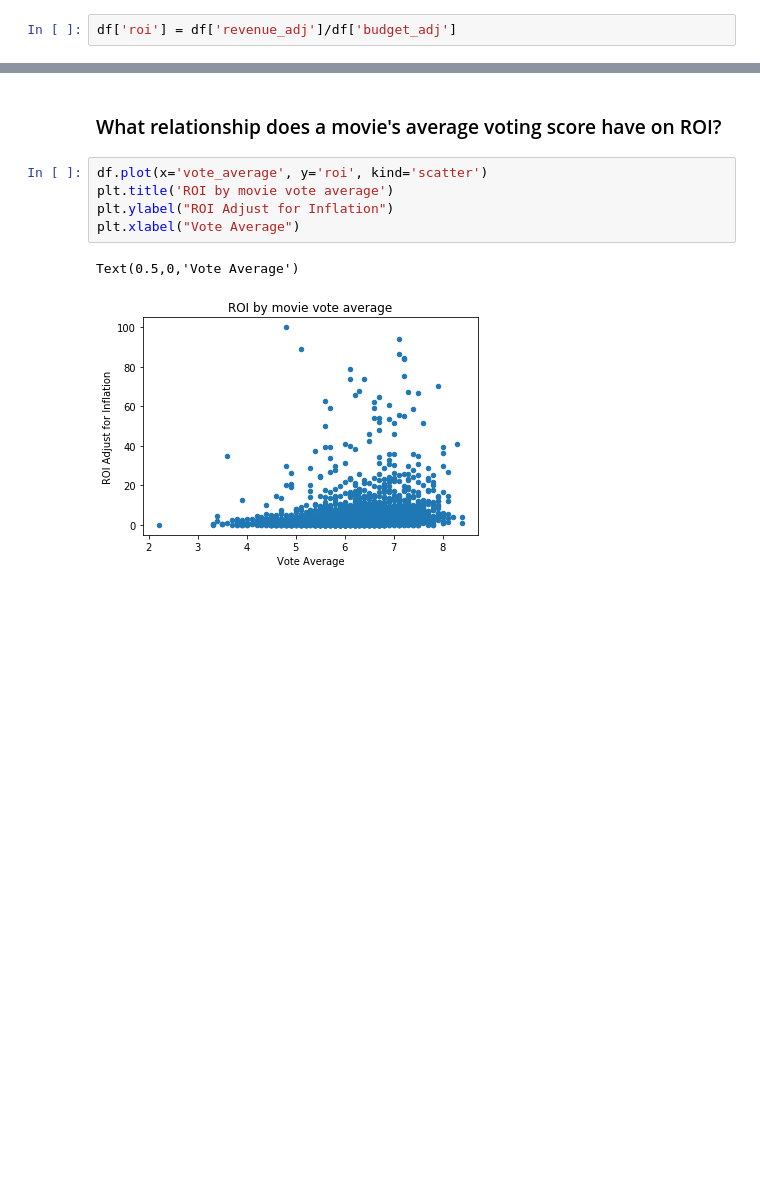
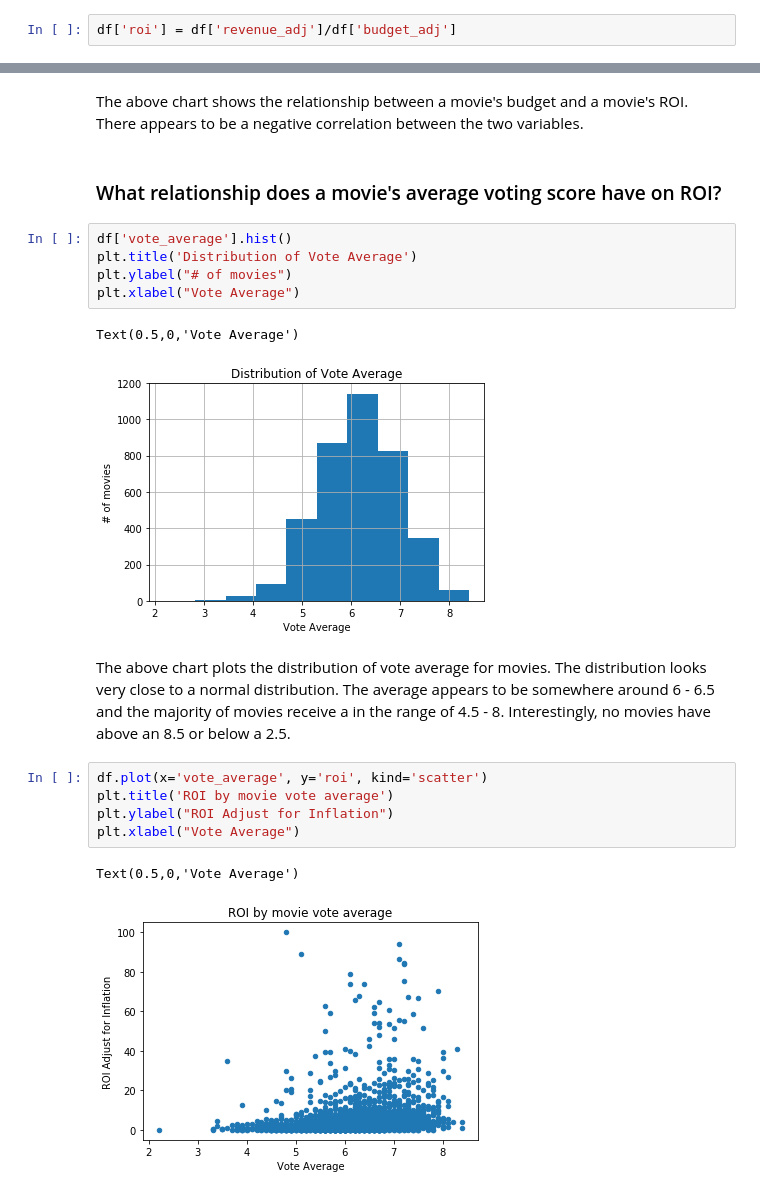
Before and after one commit to ngardiner7/udacity, a Jupyter notebook: data-analyst/term1/project-investigate-dataset/movie_analysis.ipynb, the cells around one changed output, grey strips where cells are left out. Cells and saved outputs as stored; diff of their text form; blank space fills up the shorter version.

```diff
--- a/data-analyst/term1/project-investigate-dataset/movie_analysis.ipynb
+++ b/data-analyst/term1/project-investigate-dataset/movie_analysis.ipynb
@@ -181,5 +206,17 @@ Text(0.5,0,'Budget Adjusted for Inflation')
+# %% [markdown]
+The above chart shows the relationship between a movie's budget and a movie's ROI. There appears to be a negative correlation between the two variables.
 # %% [markdown]
 ### What relationship does a movie's average voting score have on ROI?
+# %%
+df['vote_average'].hist()
+plt.title('Distribution of Vote Average')
+plt.ylabel("# of movies")
+plt.xlabel("Vote Average")
+# %% [output]
+Text(0.5,0,'Vote Average')
+[figure, added]
+# %% [markdown]
+The above chart plots the distribution of vote average for movies. The distribution looks very close to a normal distribution. The average appears to be somewhere around 6 - 6.5 and the majority of movies receive a in the range of 4.5 - 8. Interestingly, no movies have above an 8.5 or below a 2.5.
 # %%
 df.plot(x='vote_average', y='roi', kind='scatter')
 plt.title('ROI by movie vote average')
```
Also changed, not shown: parts of 10 cells of this notebook, 1 other file.
